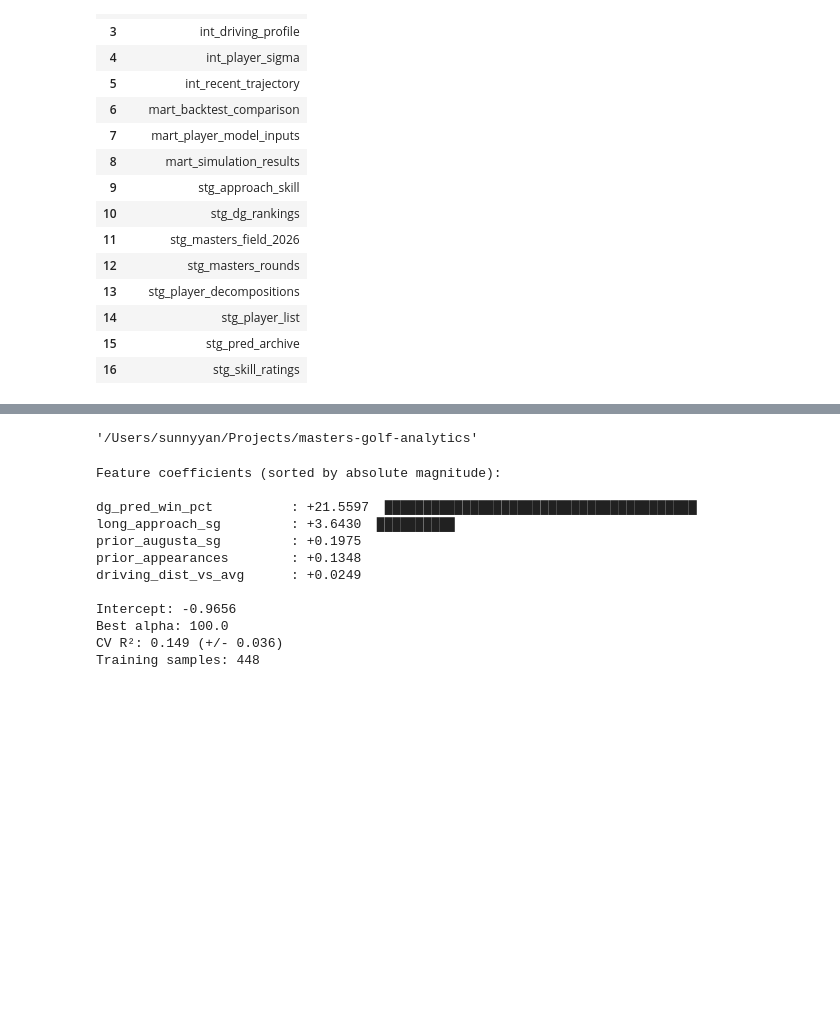
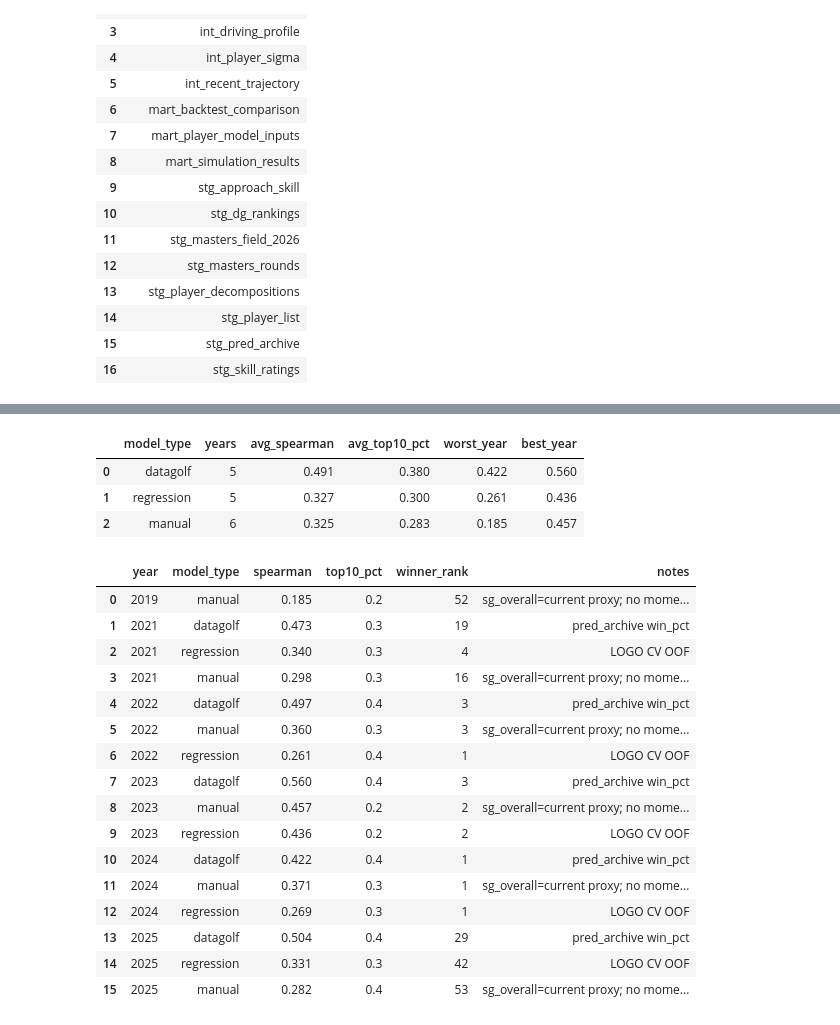
Before and after one commit to sunnyyan97/masters-golf-analytics, a Jupyter notebook: Untitled1.ipynb, the cells around one changed output, grey strips where cells are left out. Cells and saved outputs as stored; diff of their text form; code cells hidden in the pictures; blank space fills up the shorter version.

Commit message:
- Fix augusta fix score issues

```diff
--- a/Untitled1.ipynb
+++ b/Untitled1.ipynb
@@ -81,31 +107,48 @@ conn.execute("""
-# %%
-import os
-os.getcwd()
-# %% [output]
-'/Users/sunnyyan/Projects/masters-golf-analytics'
 # %%
-coefs = weights['coefficients']
-sorted_coefs = sorted(coefs.items(), key=lambda x: abs(x[1]), reverse=True)
-
-print("Feature coefficients (sorted by absolute magnitude):\n")
-for feature, coef in sorted_coefs:
-    bar = '█' * min(int(abs(coef) * 3), 40)
-    print(f"{feature:25s}: {coef:+.4f}  {bar}")
-
-print(f"\nIntercept: {weights['intercept']:+.4f}")
-print(f"Best alpha: {weights['model_alpha']}")
-print(f"CV R²: {weights['cv_r2_mean']:.3f} (+/- {weights['cv_r2_std']:.3f})")
-print(f"Training samples: {weights['n_training_samples']}")
+conn.execute("""
+    SELECT
+        model_type,
+        COUNT(*) as years,
+        ROUND(AVG(spearman_corr), 3) as avg_spearman,
+        ROUND(AVG(top10_precision), 3) as avg_top10_pct,
+        ROUND(MIN(spearman_corr), 3) as worst_year,
+        ROUND(MAX(spearman_corr), 3) as best_year
+    FROM mart_backtest_comparison
+    GROUP BY model_type
+    ORDER BY avg_spearman DESC
+""").df()
 # %% [output]
-Feature coefficients (sorted by absolute magnitude):
-
-dg_pred_win_pct          : +21.5597  ████████████████████████████████████████
-long_approach_sg         : +3.6430  ██████████
-prior_augusta_sg         : +0.1975
-prior_appearances        : +0.1348
-driving_dist_vs_avg      : +0.0249
-
-Intercept: -0.9656
-Best alpha: 100.0
-CV R²: 0.149 (+/- 0.036)
-Training samples: 448
+|  | model_type | years | avg_spearman | avg_top10_pct | worst_year | best_year |
+| 0 | datagolf | 5 | 0.491 | 0.380 | 0.422 | 0.560 |
+| 1 | regression | 5 | 0.327 | 0.300 | 0.261 | 0.436 |
+| 2 | manual | 6 | 0.325 | 0.283 | 0.185 | 0.457 |
+# %%
+conn.execute("""
+    SELECT
+        year,
+        model_type,
+        ROUND(spearman_corr, 3) as spearman,
+        ROUND(top10_precision, 3) as top10_pct,
+        winner_rank,
+        notes
+    FROM mart_backtest_comparison
+    ORDER BY year, spearman_corr DESC
+""").df()
+# %% [output]
+|  | year | model_type | spearman | top10_pct | winner_rank | notes |
+| 0 | 2019 | manual | 0.185 | 0.2 | 52 | sg_overall=current proxy; no mome... |
+| 1 | 2021 | datagolf | 0.473 | 0.3 | 19 | pred_archive win_pct |
+| 2 | 2021 | regression | 0.340 | 0.3 | 4 | LOGO CV OOF |
+| 3 | 2021 | manual | 0.298 | 0.3 | 16 | sg_overall=current proxy; no mome... |
+| 4 | 2022 | datagolf | 0.497 | 0.4 | 3 | pred_archive win_pct |
+| 5 | 2022 | manual | 0.360 | 0.3 | 3 | sg_overall=current proxy; no mome... |
+| 6 | 2022 | regression | 0.261 | 0.4 | 1 | LOGO CV OOF |
+| 7 | 2023 | datagolf | 0.560 | 0.4 | 3 | pred_archive win_pct |
+| 8 | 2023 | manual | 0.457 | 0.2 | 2 | sg_overall=current proxy; no mome... |
+| 9 | 2023 | regression | 0.436 | 0.2 | 2 | LOGO CV OOF |
+| 10 | 2024 | datagolf | 0.422 | 0.4 | 1 | pred_archive win_pct |
+| 11 | 2024 | manual | 0.371 | 0.3 | 1 | sg_overall=current proxy; no mome... |
+| 12 | 2024 | regression | 0.269 | 0.3 | 1 | LOGO CV OOF |
+| 13 | 2025 | datagolf | 0.504 | 0.4 | 29 | pred_archive win_pct |
+| 14 | 2025 | regression | 0.331 | 0.3 | 42 | LOGO CV OOF |
+| 15 | 2025 | manual | 0.282 | 0.4 | 53 | sg_overall=current proxy; no mome... |
```
Also changed, not shown: parts of 6 cells of this notebook, 3 other files.
